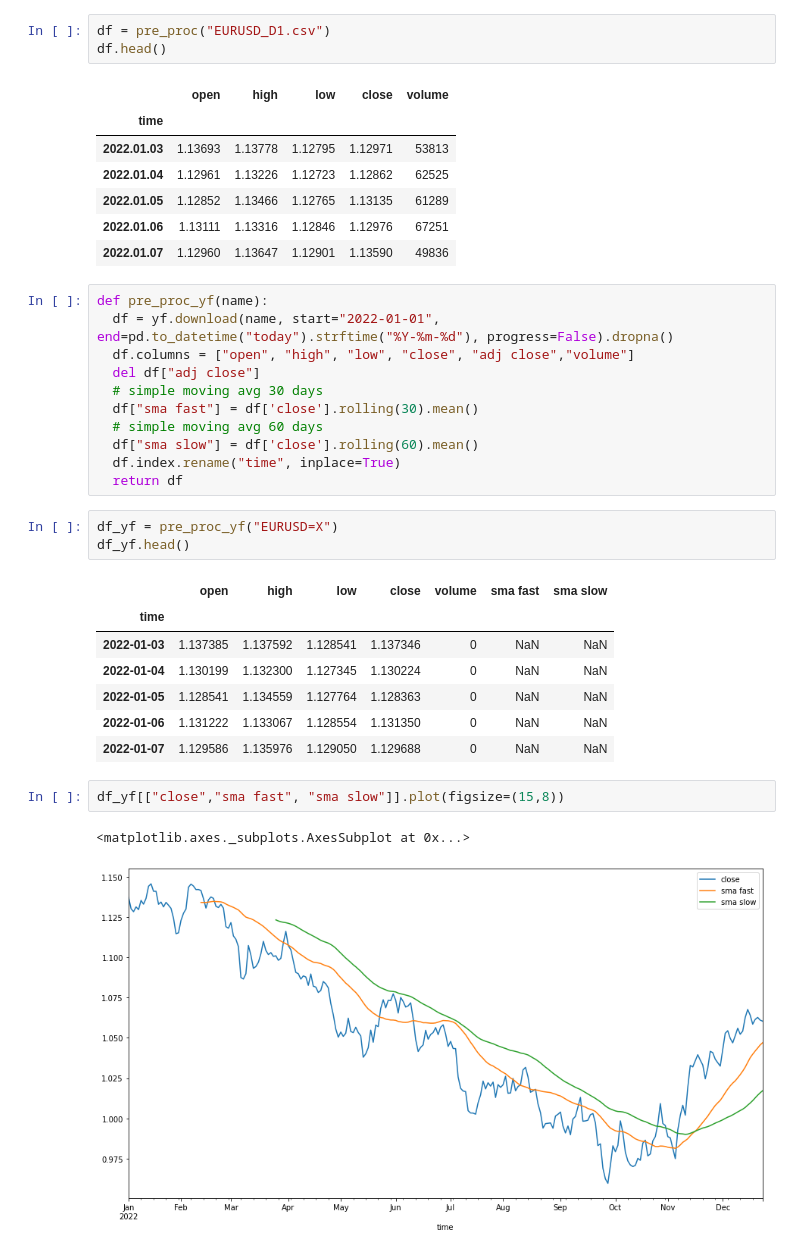
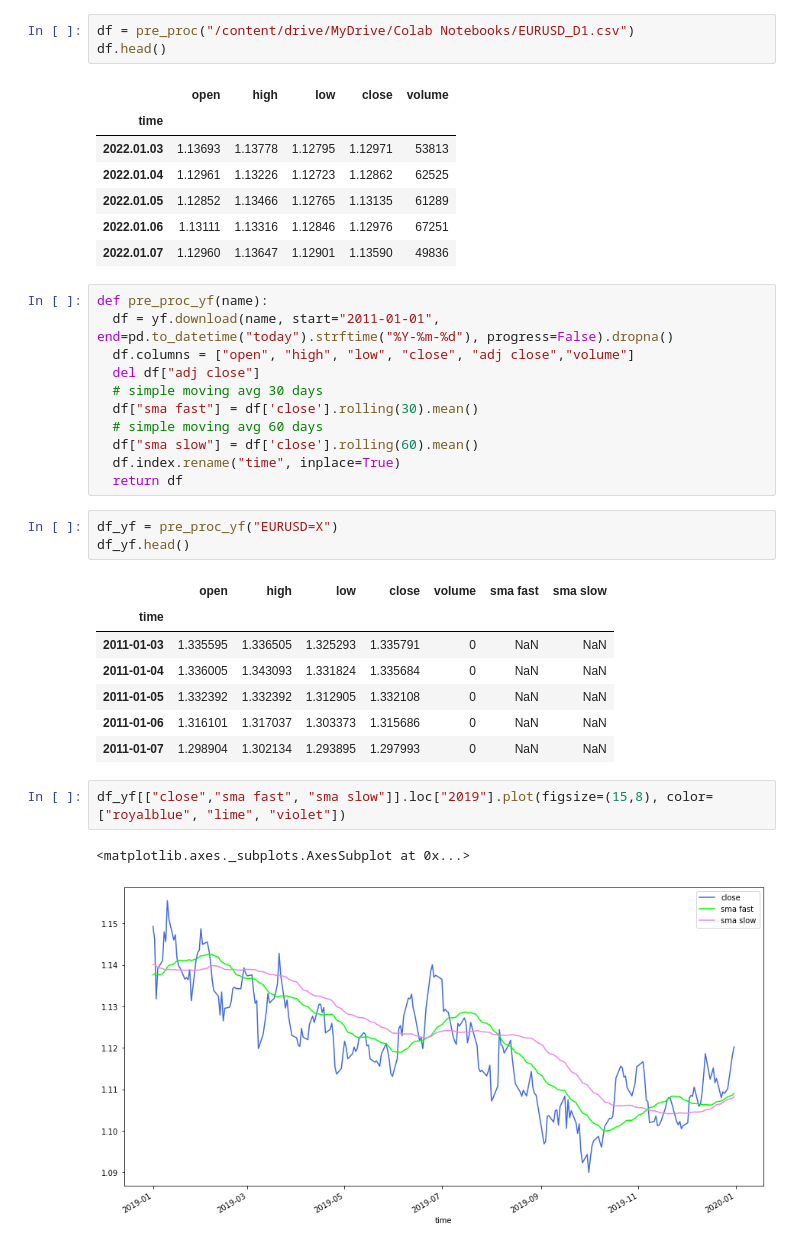
Before and after one commit to fg0611/data-professionalization, a Jupyter notebook: data-analysis/finance_basics.ipynb, the cells around one changed output. Saved outputs shown, nothing was run; the diff lists cells and outputs as text.

Commit message:
colab file

```diff
--- a/data-analysis/finance_basics.ipynb
+++ b/data-analysis/finance_basics.ipynb
@@ -19,7 +25,7 @@ def pre_proc(name):
   df = df.loc["2022.01.01":]
   return df
 # %%
-df = pre_proc("EURUSD_D1.csv")
+df = pre_proc("/content/drive/MyDrive/Colab Notebooks/EURUSD_D1.csv")
 df.head()
 # %% [output]
 |  | open | high | low | close | volume |
@@ -31,7 +37,7 @@ df.head()
 | 2022.01.07 | 1.12960 | 1.13647 | 1.12901 | 1.13590 | 49836 |
 # %%
 def pre_proc_yf(name):
-  df = yf.download(name, start="2022-01-01", end=pd.to_datetime("today").strftime("%Y-%m-%d"), progress=False).dropna()
+  df = yf.download(name, start="2011-01-01", end=pd.to_datetime("today").strftime("%Y-%m-%d"), progress=False).dropna()
   df.columns = ["open", "high", "low", "close", "adj close","volume"]
   del df["adj close"]
   # simple moving avg 30 days
@@ -46,13 +52,13 @@ df_yf.head()
 # %% [output]
 |  | open | high | low | close | volume | sma fast | sma slow |
 | time |  |  |  |  |  |  |  |
-| 2022-01-03 | 1.137385 | 1.137592 | 1.128541 | 1.137346 | 0 | NaN | NaN |
-| 2022-01-04 | 1.130199 | 1.132300 | 1.127345 | 1.130224 | 0 | NaN | NaN |
-| 2022-01-05 | 1.128541 | 1.134559 | 1.127764 | 1.128363 | 0 | NaN | NaN |
-| 2022-01-06 | 1.131222 | 1.133067 | 1.128554 | 1.131350 | 0 | NaN | NaN |
-| 2022-01-07 | 1.129586 | 1.135976 | 1.129050 | 1.129688 | 0 | NaN | NaN |
+| 2011-01-03 | 1.335595 | 1.336505 | 1.325293 | 1.335791 | 0 | NaN | NaN |
+| 2011-01-04 | 1.336005 | 1.343093 | 1.331824 | 1.335684 | 0 | NaN | NaN |
+| 2011-01-05 | 1.332392 | 1.332392 | 1.312905 | 1.332108 | 0 | NaN | NaN |
+| 2011-01-06 | 1.316101 | 1.317037 | 1.303373 | 1.315686 | 0 | NaN | NaN |
+| 2011-01-07 | 1.298904 | 1.302134 | 1.293895 | 1.297993 | 0 | NaN | NaN |
 # %%
-df_yf[["close","sma fast", "sma slow"]].plot(figsize=(15,8))
+df_yf[["close","sma fast", "sma slow"]].loc["2019"].plot(figsize=(15,8), color=["royalblue", "lime", "violet"])
 # %% [output]
 <matplotlib.axes._subplots.AxesSubplot at 0x...>
-[figure, old version]
+[figure, new version]
```
Also changed, not shown: parts of 6 cells of this notebook.
